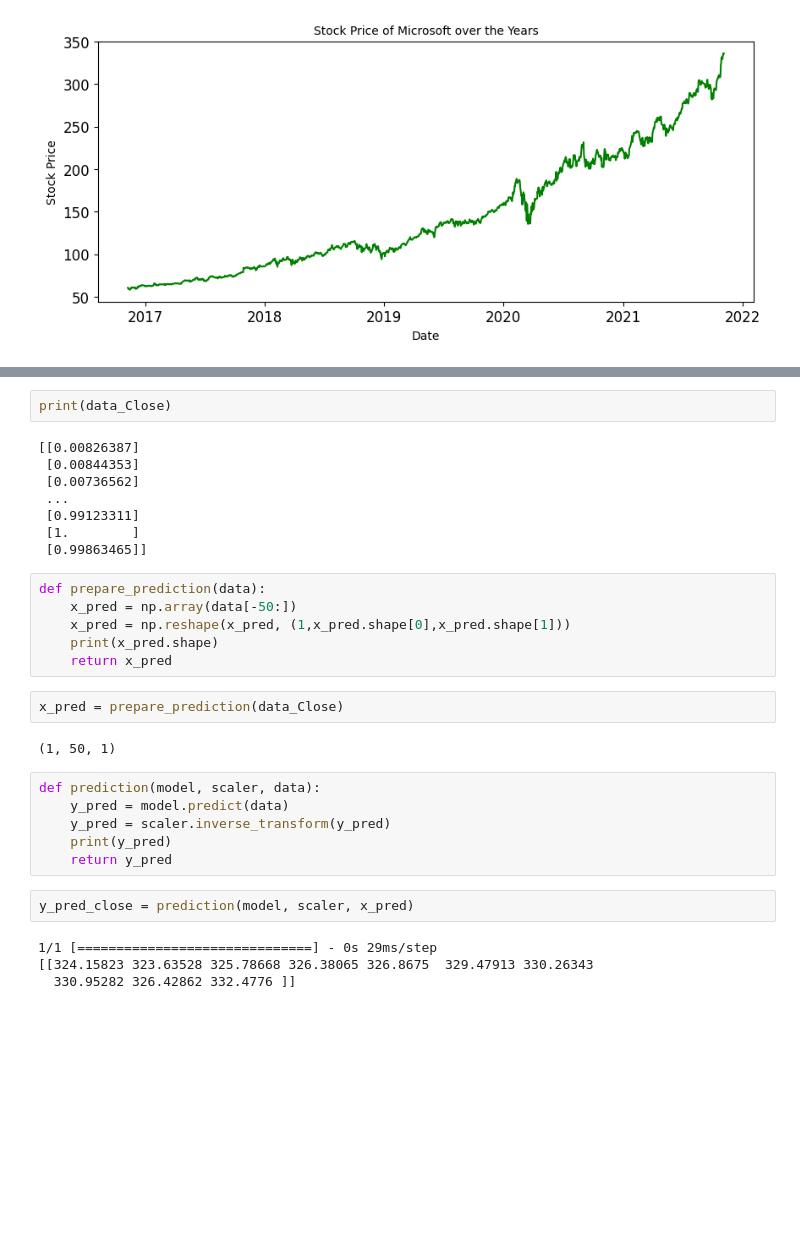
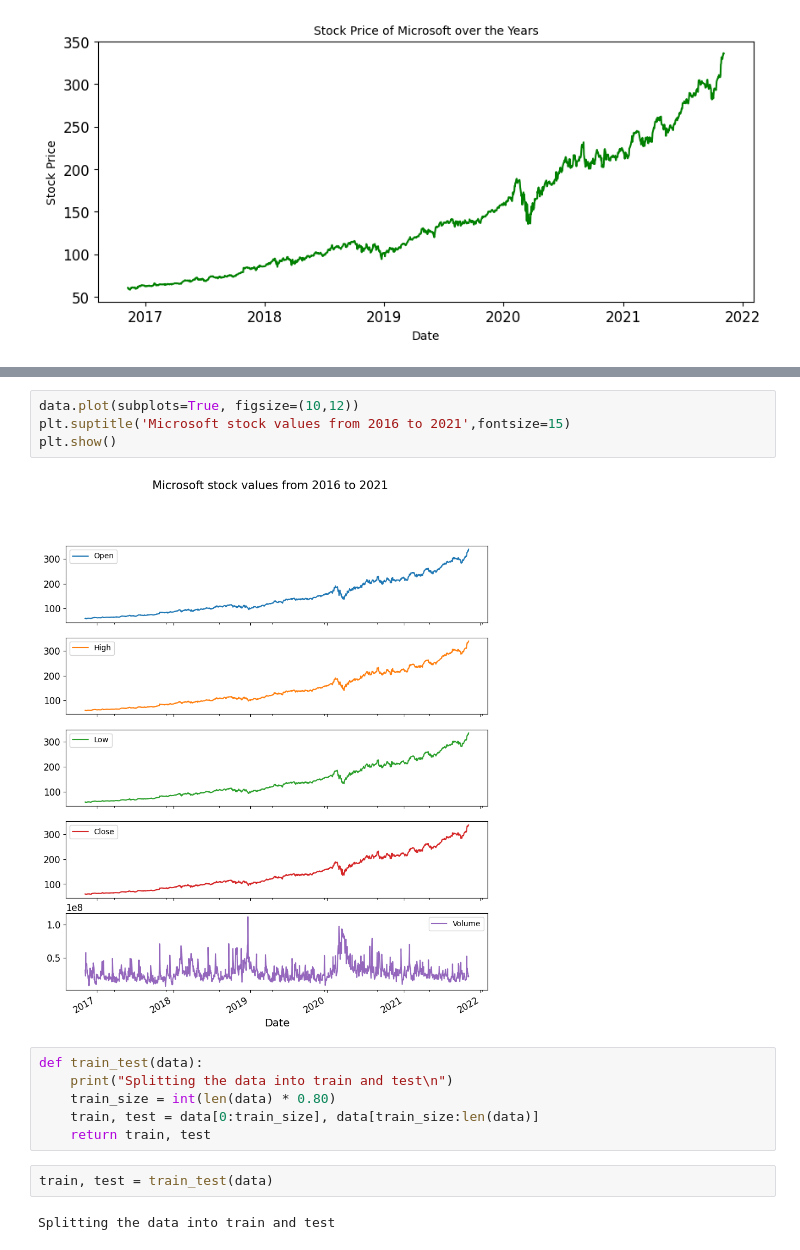
Before and after one commit to SiddhantSoam/Stock_Price_prediction, a Jupyter notebook: stock-price-prediction.ipynb, the cells around one changed output, grey strips where cells are left out. Cells and saved outputs as stored; diff of their text form; blank space fills up the shorter version.

```diff
--- a/stock-price-prediction.ipynb
+++ b/stock-price-prediction.ipynb
@@ -180,32 +122,16 @@ Epoch 5/5
-# %%
-print(data_Close)
-# %% [output]
-[[0.00826387]
- [0.00844353]
- [0.00736562]
- ...
- [0.99123311]
- [1.        ]
- [0.99863465]]
-# %%
-def prepare_prediction(data):
-    x_pred = np.array(data[-50:])
-    x_pred = np.reshape(x_pred, (1,x_pred.shape[0],x_pred.shape[1]))
-    print(x_pred.shape)
-    return x_pred
-# %%
-x_pred = prepare_prediction(data_Close)
-# %% [output]
-(1, 50, 1)
-# %%
-def prediction(model, scaler, data):
-    y_pred = model.predict(data)
-    y_pred = scaler.inverse_transform(y_pred)
-    print(y_pred)
-    return y_pred
-# %%
-y_pred_close = prediction(model, scaler, x_pred)
-# %% [output]
-1/1 [==============================] - 0s 29ms/step
-[[324.15823 323.63528 325.78668 326.38065 326.8675  329.47913 330.26343
-  330.95282 326.42862 332.4776 ]]
+# %%
+data.plot(subplots=True, figsize=(10,12))
+plt.suptitle('Microsoft stock values from 2016 to 2021',fontsize=15)
+plt.show()
+# %% [output]
+[figure, added]
+# %%
+def train_test(data):
+    print("Splitting the data into train and test\n")
+    train_size = int(len(data) * 0.80)
+    train, test = data[0:train_size], data[train_size:len(data)]
+    return train, test
+# %%
+train, test = train_test(data)
+# %% [output]
+Splitting the data into train and test
```
Also changed, not shown: parts of 41 cells of this notebook.
